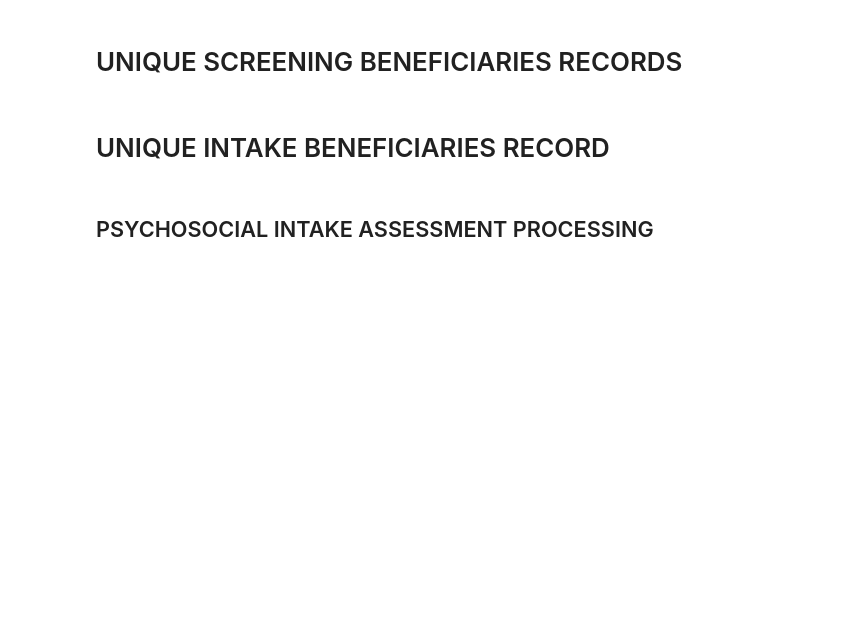
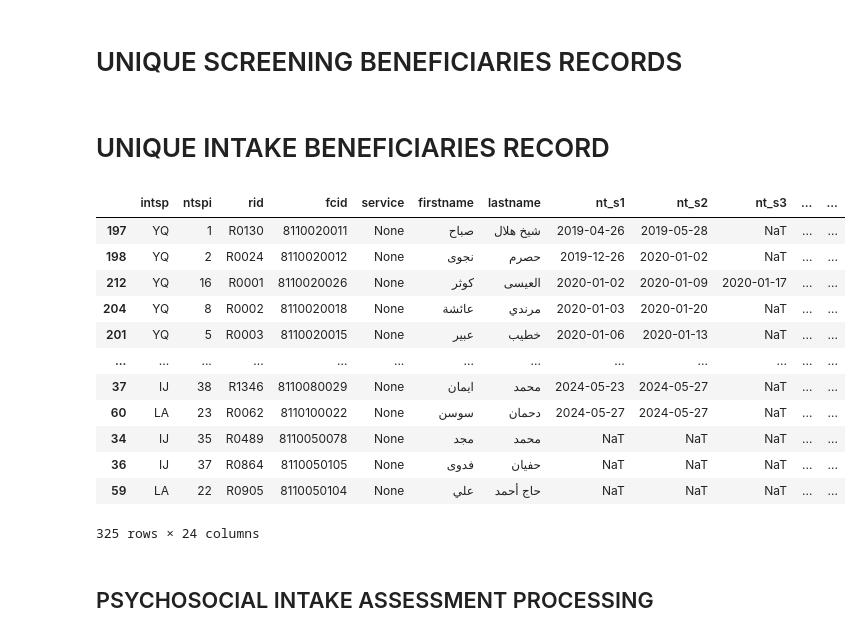
Before and after one commit to ModarYaghi/fc-performeter, a Jupyter notebook: notebooks/unvfvt.ipynb, the cells around one changed output. Cells and saved outputs as stored; diff of their text form; code cells hidden in the pictures; blank space fills up the shorter version.

```diff
--- a/notebooks/unvfvt.ipynb
+++ b/notebooks/unvfvt.ipynb
@@ -17,12 +18,27 @@ intake_s3 = ["rid", "fcid", "service","nt_s3", "family_of_missing", "survivor_of
 intake_re = ["rid", "fcid", "service","nt_re", "family_of_missing", "survivor_of_detention", "primary_torture", "secondary_torture", "sexual_violation_a", "sexual_violation_p", "hrd", "journalist", "wov", "stgbv", "lgbti", "other"]
 int_criteria = ["rid", "family_of_missing", "survivor_of_detention", "primary_torture", "secondary_torture", "sexual_violation_a", "sexual_violation_p", "hrd", "journalist", "wov", "stgbv", "lgbti", "other"]
 # %%
-intake = get_df(int_path, int_sheet, config_file)
+int_file = path_manager.get_data_file(Category.PS, PSFile.PSNT)
+intake = get_df(int_file.path, int_file.sheet, config_file)
 intake.insert(4, "service", None)
 intake = intake.sort_values(by=['nt_s1', 'nt_s2', 'nt_s3', 'nt_re'], ascending=True)
 unique_intake = intake.drop_duplicates(subset='rid', keep='last')
 # %%
-# unique_intake
+unique_intake
+# %% [output]
+|  | intsp | ntspi | rid | fcid | service | firstname | lastname | nt_s1 | nt_s2 | nt_s3 | ... | ... |
+| 197 | YQ | 1 | R0130 | 8110020011 | None | صباح | شيخ هلال | 2019-04-26 | 2019-05-28 | NaT | ... | ... |
+| 198 | YQ | 2 | R0024 | 8110020012 | None | نجوى | حصرم | 2019-12-26 | 2020-01-02 | NaT | ... | ... |
+| 212 | YQ | 16 | R0001 | 8110020026 | None | كوثر | العيسى | 2020-01-02 | 2020-01-09 | 2020-01-17 | ... | ... |
+| 204 | YQ | 8 | R0002 | 8110020018 | None | عائشة | مرندي | 2020-01-03 | 2020-01-20 | NaT | ... | ... |
+| 201 | YQ | 5 | R0003 | 8110020015 | None | عبير | خطيب | 2020-01-06 | 2020-01-13 | NaT | ... | ... |
+| ... | ... | ... | ... | ... | ... | ... | ... | ... | ... | ... | ... | ... |
+| 37 | IJ | 38 | R1346 | 8110080029 | None | ايمان | محمد | 2024-05-23 | 2024-05-27 | NaT | ... | ... |
+| 60 | LA | 23 | R0062 | 8110100022 | None | سوسن | دحمان | 2024-05-27 | 2024-05-27 | NaT | ... | ... |
+| 34 | IJ | 35 | R0489 | 8110050078 | None | مجد | محمد | NaT | NaT | NaT | ... | ... |
+| 36 | IJ | 37 | R0864 | 8110050105 | None | فدوى | حفيان | NaT | NaT | NaT | ... | ... |
+| 59 | LA | 22 | R0905 | 8110050104 | None | علي | حاج أحمد | NaT | NaT | NaT | ... | ... |
+325 rows × 24 columns
 # %%
 # unique_intake
 # %%
```
Also changed, not shown: parts of 1 cell of this notebook, 3 other files.
